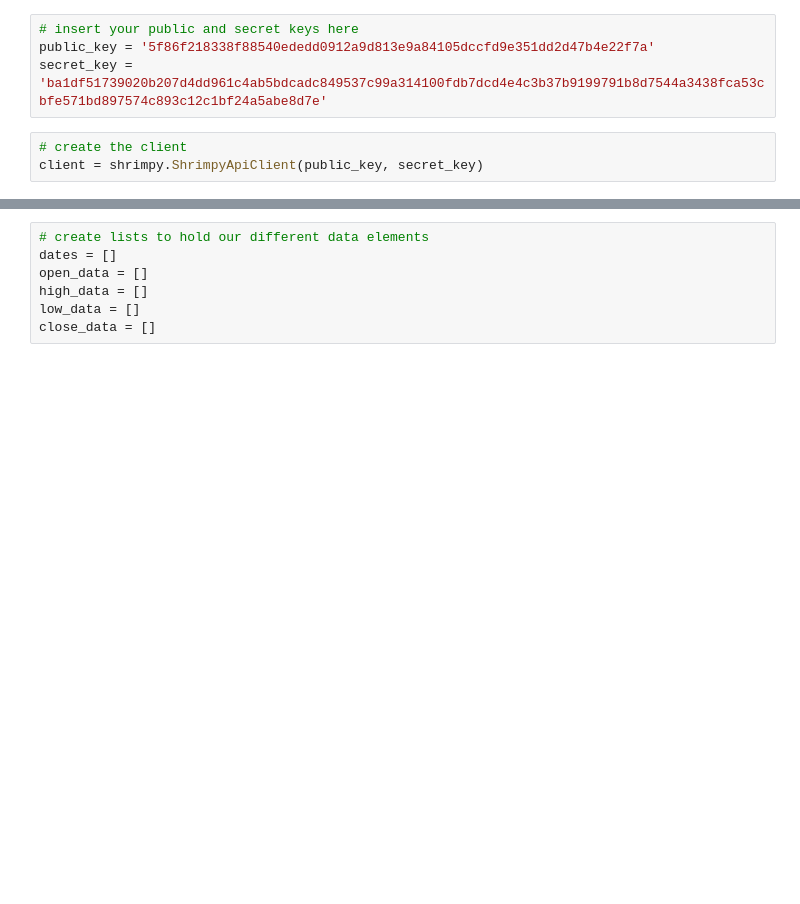
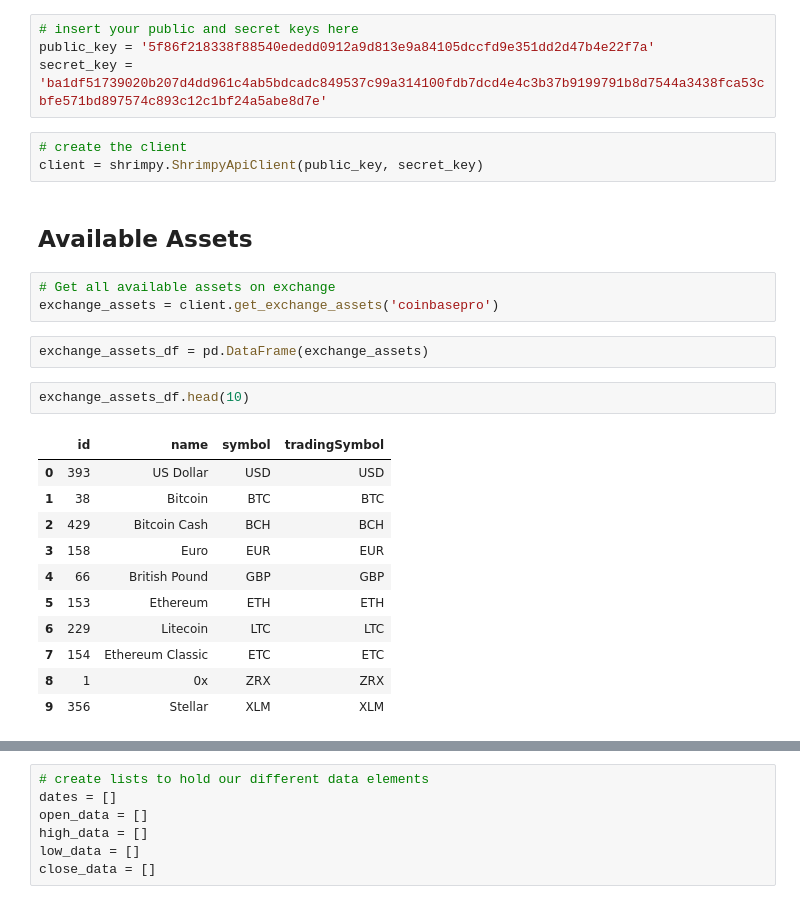
Before and after one commit to dplem/Cryptocurrency-Market-Forecasting, a Jupyter notebook: Notebooks/Cryptocurrency_Price_Chart.ipynb, the cells around one changed output, grey strips where cells are left out. Saved outputs shown, nothing was run; the diff lists cells and outputs as text; blank space fills up the shorter version.

```diff
--- a/Notebooks/Cryptocurrency_Price_Chart.ipynb
+++ b/Notebooks/Cryptocurrency_Price_Chart.ipynb
@@ -13,3 +15,24 @@ secret_key = 'ba1df51739020b207d4dd961c4ab5bdcadc849537c99a314100fdb7dcd4e4c3b37
 # %%
 # create the client
 client = shrimpy.ShrimpyApiClient(public_key, secret_key)
+# %% [markdown]
+## Available Assets
+# %%
+# Get all available assets on exchange
+exchange_assets = client.get_exchange_assets('coinbasepro')
+# %%
+exchange_assets_df = pd.DataFrame(exchange_assets)
+# %%
+exchange_assets_df.head(10)
+# %% [output]
+|  | id | name | symbol | tradingSymbol |
+| 0 | 393 | US Dollar | USD | USD |
+| 1 | 38 | Bitcoin | BTC | BTC |
+| 2 | 429 | Bitcoin Cash | BCH | BCH |
+| 3 | 158 | Euro | EUR | EUR |
+| 4 | 66 | British Pound | GBP | GBP |
+| 5 | 153 | Ethereum | ETH | ETH |
+| 6 | 229 | Litecoin | LTC | LTC |
+| 7 | 154 | Ethereum Classic | ETC | ETC |
+| 8 | 1 | 0x | ZRX | ZRX |
+| 9 | 356 | Stellar | XLM | XLM |
```
Also changed, not shown: parts of 11 cells of this notebook.
